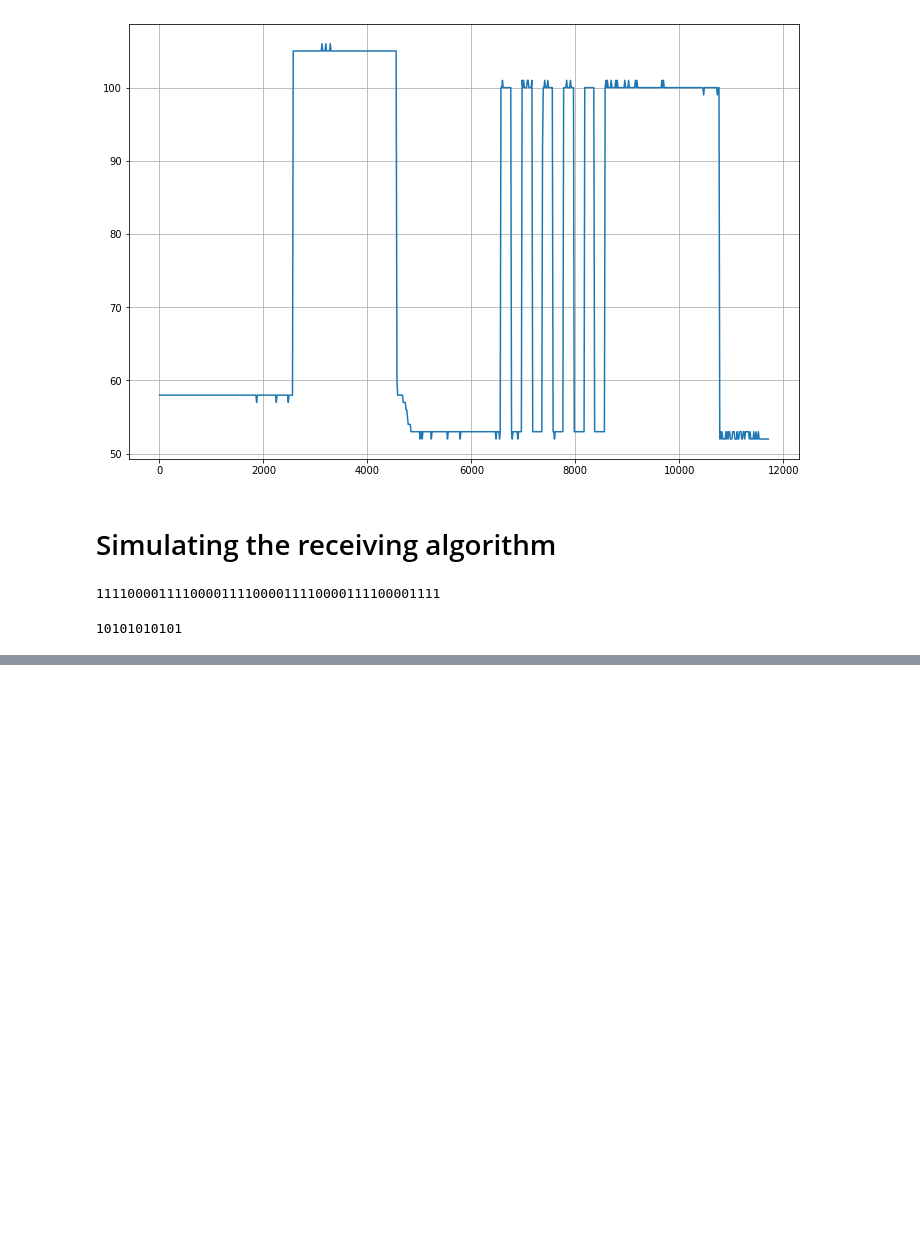
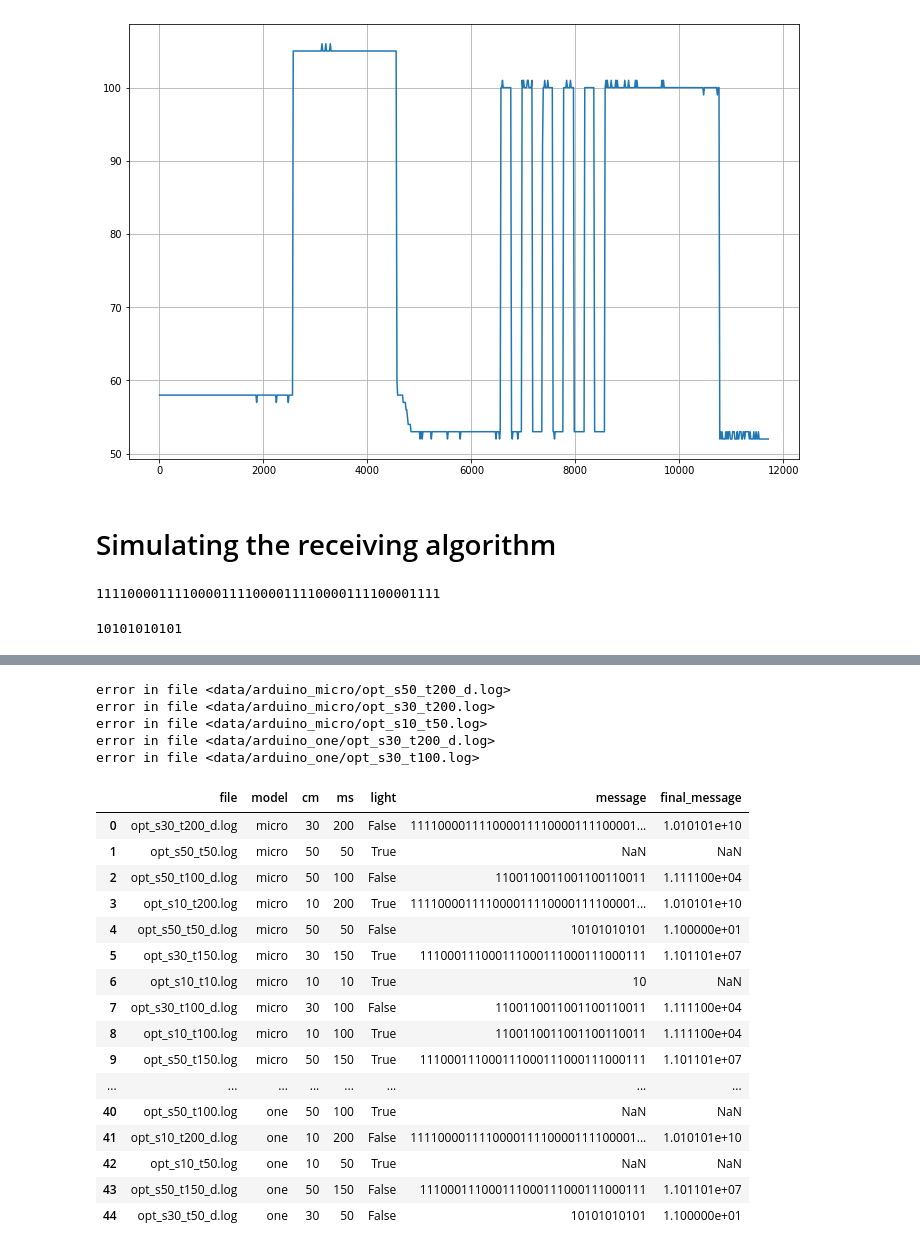
Before and after one commit to francescoweb1010/Optical-Wireless-System, a Jupyter notebook: receiver_simulator.ipynb, the cells around one changed output, grey strips where cells are left out. Cells and saved outputs as stored; diff of their text form; code cells hidden in the pictures; blank space fills up the shorter version.

```diff
--- a/receiver_simulator.ipynb
+++ b/receiver_simulator.ipynb
@@ -182,0 +185,4 @@ print(final_message)
+# %%
+import os
+create_result = False
+output_path = ('data/results.csv')
@@ -182,0 +315,50 @@ print(final_message)
+# %%
+if create_result:
+    res = []
+
+    for file in filelist:
+
+        model, distance, millis, light = get_info(file)
+        skiprows=20
+
+        try:
+            df = pd.read_csv(file, sep=';', header=None, skiprows=skiprows)
+            df.columns = ['t', 'y']
+            message, final_message = offline_results(df, millis, verbose=False)
+
+            res.append([file.split('/')[2], model,
+                        distance, millis, light,
+                        message, str(final_message)])
+        except:
+            print('error in file <{}>'.format(file))
+
+
+    df = pd.DataFrame(res)
+    df.columns = ['file', 'model', 'cm', 'ms', 'light', 'message', 'final_message']
+    df.to_csv(output_path, index=False)
+# %% [output]
+error in file <data/arduino_micro/opt_s50_t200_d.log>
+error in file <data/arduino_micro/opt_s30_t200.log>
+error in file <data/arduino_micro/opt_s10_t50.log>
+error in file <data/arduino_one/opt_s30_t200_d.log>
+error in file <data/arduino_one/opt_s30_t100.log>
+# %%
+pd.read_csv(output_path)
+# %% [output]
+|  | file | model | cm | ms | light | message | final_message |
+| 0 | opt_s30_t200_d.log | micro | 30 | 200 | False | 111100001111000011110000111100001... | 1.010101e+10 |
+| 1 | opt_s50_t50.log | micro | 50 | 50 | True | NaN | NaN |
+| 2 | opt_s50_t100_d.log | micro | 50 | 100 | False | 1100110011001100110011 | 1.111100e+04 |
+| 3 | opt_s10_t200.log | micro | 10 | 200 | True | 111100001111000011110000111100001... | 1.010101e+10 |
+| 4 | opt_s50_t50_d.log | micro | 50 | 50 | False | 10101010101 | 1.100000e+01 |
+| 5 | opt_s30_t150.log | micro | 30 | 150 | True | 111000111000111000111000111000111 | 1.101101e+07 |
+| 6 | opt_s10_t10.log | micro | 10 | 10 | True | 10 | NaN |
+| 7 | opt_s30_t100_d.log | micro | 30 | 100 | False | 1100110011001100110011 | 1.111100e+04 |
+| 8 | opt_s10_t100.log | micro | 10 | 100 | True | 1100110011001100110011 | 1.111100e+04 |
+| 9 | opt_s50_t150.log | micro | 50 | 150 | True | 111000111000111000111000111000111 | 1.101101e+07 |
+| ... | ... | ... | ... | ... | ... | ... | ... |
+| 40 | opt_s50_t100.log | one | 50 | 100 | True | NaN | NaN |
+| 41 | opt_s10_t200_d.log | one | 10 | 200 | False | 111100001111000011110000111100001... | 1.010101e+10 |
+| 42 | opt_s10_t50.log | one | 10 | 50 | True | NaN | NaN |
+| 43 | opt_s50_t150_d.log | one | 50 | 150 | False | 111000111000111000111000111000111 | 1.101101e+07 |
+| 44 | opt_s30_t50_d.log | one | 30 | 50 | False | 10101010101 | 1.100000e+01 |
```
Also changed, not shown: parts of 5 cells of this notebook, 1 other file.
